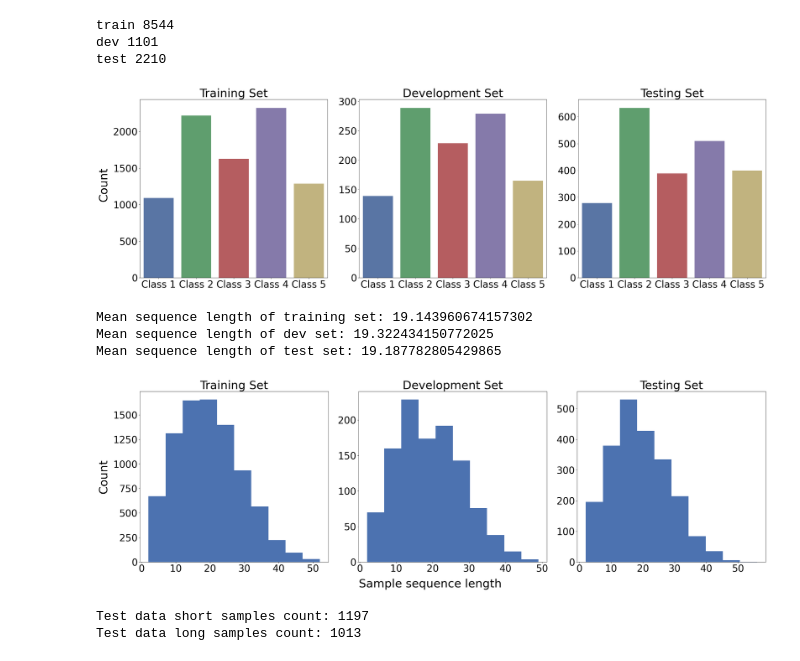
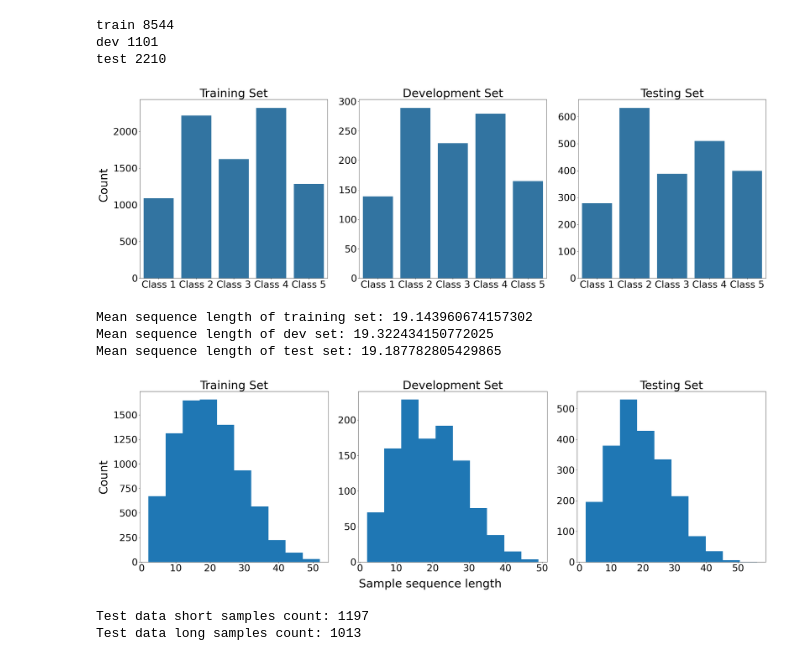
Before and after one commit to dqmis/nlp1, a Jupyter notebook: NLP1_2023_Practical_2.ipynb, the cells around one changed output. Cells and saved outputs as stored; diff of their text form; code cells hidden in the pictures.

```diff
--- a/NLP1_2023_Practical_2.ipynb
+++ b/NLP1_2023_Practical_2.ipynb
@@ -201,41 +271,39 @@ train 8544
 dev 1101
 test 2210
 # %%
-matplotlib.rcParams.update({'font.size': 30})
-plt.style.use("seaborn-deep")
+matplotlib.rcParams.update({"font.size": 30})
 
 # let's checkout the label distribution
 fig, axes = plt.subplots(1, 3, figsize=(30, 10))
 
 LABELS_ = ["Class 1", "Class 2", "Class 3", "Class 4", "Class 5"]
 
 # Plot countplots
 sns.countplot(x=[LABELS_[e.label] for e in train_data], ax=axes[0], order=LABELS_)
-axes[0].set_title('Training Set')
+axes[0].set_title("Training Set")
 axes[0].set(ylabel="")
 axes[0].set(xlabel="")
 
 sns.countplot(x=[LABELS_[e.label] for e in dev_data], ax=axes[1], order=LABELS_)
-axes[1].set_title('Development Set')
+axes[1].set_title("Development Set")
 axes[1].set(ylabel="")
 
 sns.countplot(x=[LABELS_[e.label] for e in test_data], ax=axes[2], order=LABELS_)
-axes[2].set_title('Testing Set')
+axes[2].set_title("Testing Set")
 axes[2].set(ylabel="")
 
 # Adjust layout
 plt.tight_layout()
 fig.subplots_adjust(top=0.87, left=0.08)
 
 fig.supylabel("Count")
 
 # Show the plot
 plt.savefig("figures/label_distribution.pdf", dpi=300)
 # %% [output]
-[figure, old version]
+[figure, new version]
 # %%
 # additionally, let's visualise the sequence len distribution
-plt.style.use("seaborn-deep")
 
 # let's checkout the label distribution
 fig, axes = plt.subplots(1, 3, figsize=(30, 10))
@@ -246,13 +314,13 @@ dev_seq_lens = [len(e.tokens) for e in dev_data]
 test_seq_lens = [len(e.tokens) for e in test_data]
 
 axes[0].hist(train_seq_lens)
-axes[0].set_title('Training Set')
+axes[0].set_title("Training Set")
 
 axes[1].hist(dev_seq_lens)
-axes[1].set_title('Development Set')
+axes[1].set_title("Development Set")
 
 axes[2].hist(test_seq_lens)
-axes[2].set_title('Testing Set')
+axes[2].set_title("Testing Set")
 
 # Adjust layout
 plt.tight_layout()
@@ -271,7 +339,7 @@ print("Mean sequence length of test set:", np.mean(test_seq_lens))
 Mean sequence length of training set: 19.143960674157302
 Mean sequence length of dev set: 19.322434150772025
 Mean sequence length of test set: 19.187782805429865
-[figure, old version]
+[figure, new version]
 # %%
 # based on the distributions above let's construct two additional test sets
 
```
Also changed, not shown: parts of 88 cells of this notebook, 7 other files.
